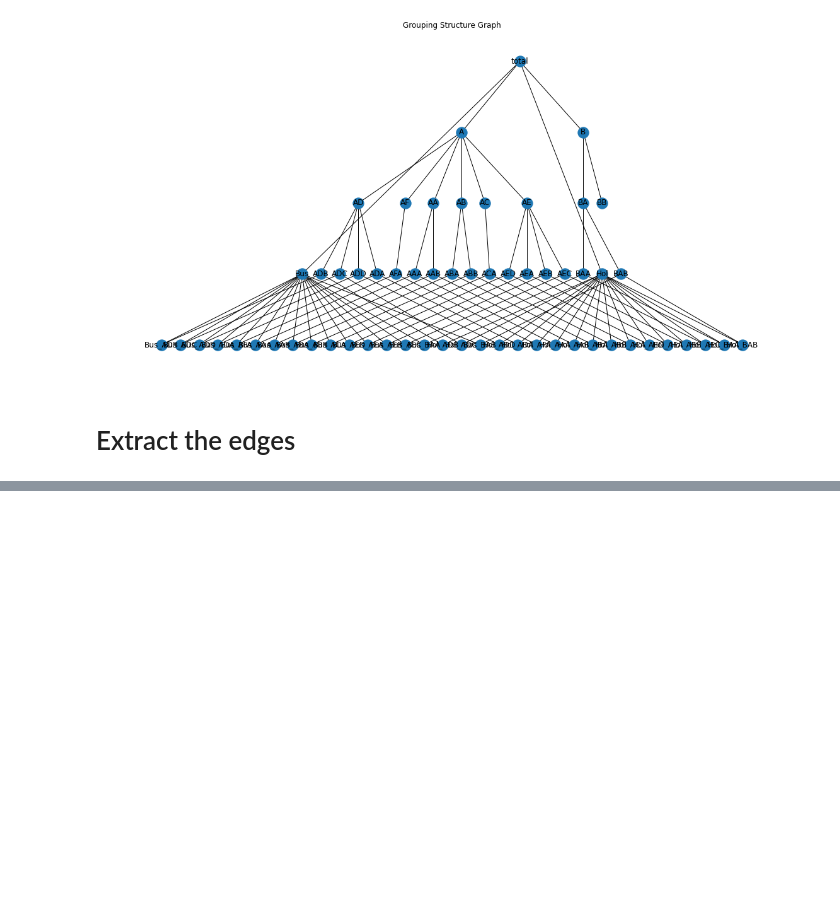
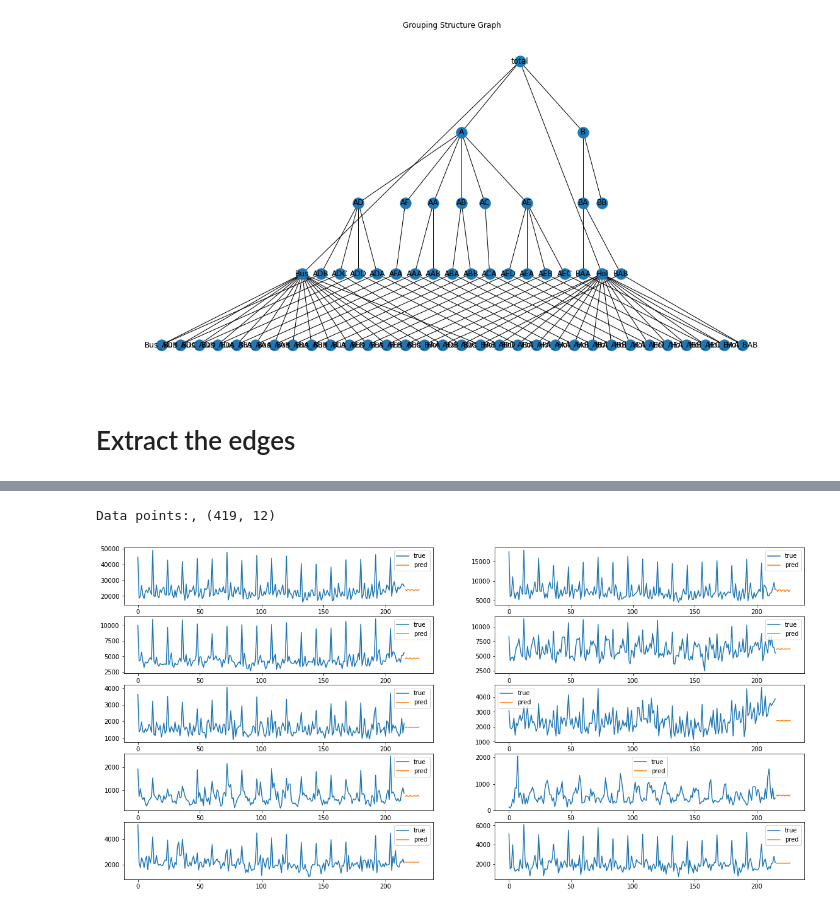
Before and after one commit to luisroque/deep_graph_cLSTM_hierarchical_time_series, a Jupyter notebook: create_graph_structure.ipynb, the cells around one changed output, grey strips where cells are left out. Cells and saved outputs as stored; diff of their text form; code cells hidden in the pictures; blank space fills up the shorter version.

```diff
--- a/create_graph_structure.ipynb
+++ b/create_graph_structure.ipynb
@@ -233,0 +283,2 @@ edge_index.shape
+# %%
+edge_indices, values = dense_to_sparse(A)
@@ -233,0 +418,26 @@ edge_index.shape
+# %%
+model.eval()
+loss = 0
+step = 0
+horizon = 1
+
+# Store for analysis
+predictions = []
+labels = []
+
+for snapshot in test_dataset:
+    snapshot = snapshot.to(device)
+    # Get predictions
+    y_hat = model(snapshot.x, snapshot.edge_index)
+    # Mean squared error
+    loss = loss + torch.mean((y_hat-snapshot.y)**2)
+    # Store for analysis below
+    labels.append(snapshot.y)
+    predictions.append(y_hat)
+    step += 1
+    if step > horizon:
+          break
+
+loss = loss / (step+1)
+loss = loss.item()
+print("Test MSE: {:.4f}".format(loss))
@@ -233,0 +457,19 @@ edge_index.shape
+# %%
+ts = 10
+preds = np.squeeze(np.asarray([pred.detach().cpu().numpy() for pred in predictions]))
+labs  = np.squeeze(np.asarray([label.cpu().numpy() for label in labels]))
+print("Data points:,", preds.shape)
+# %% [output]
+Data points:, (419, 12)
+# %%
+preds = scaler.inverse_transform(preds.T).T
+# %%
+_, ax = plt.subplots(5, 2, figsize=(20, 10))
+
+ax = ax.ravel()
+
+for i in range(10):
+    sns.lineplot(x=np.arange(216), y=visitors_train[i], label='true', ax=ax[i])
+    sns.lineplot(x=np.arange(216, 228), y=np.squeeze(preds)[i], label="pred", ax=ax[i]);
+# %% [output]
+[figure, added]
```
Also changed, not shown: parts of 40 cells of this notebook.
